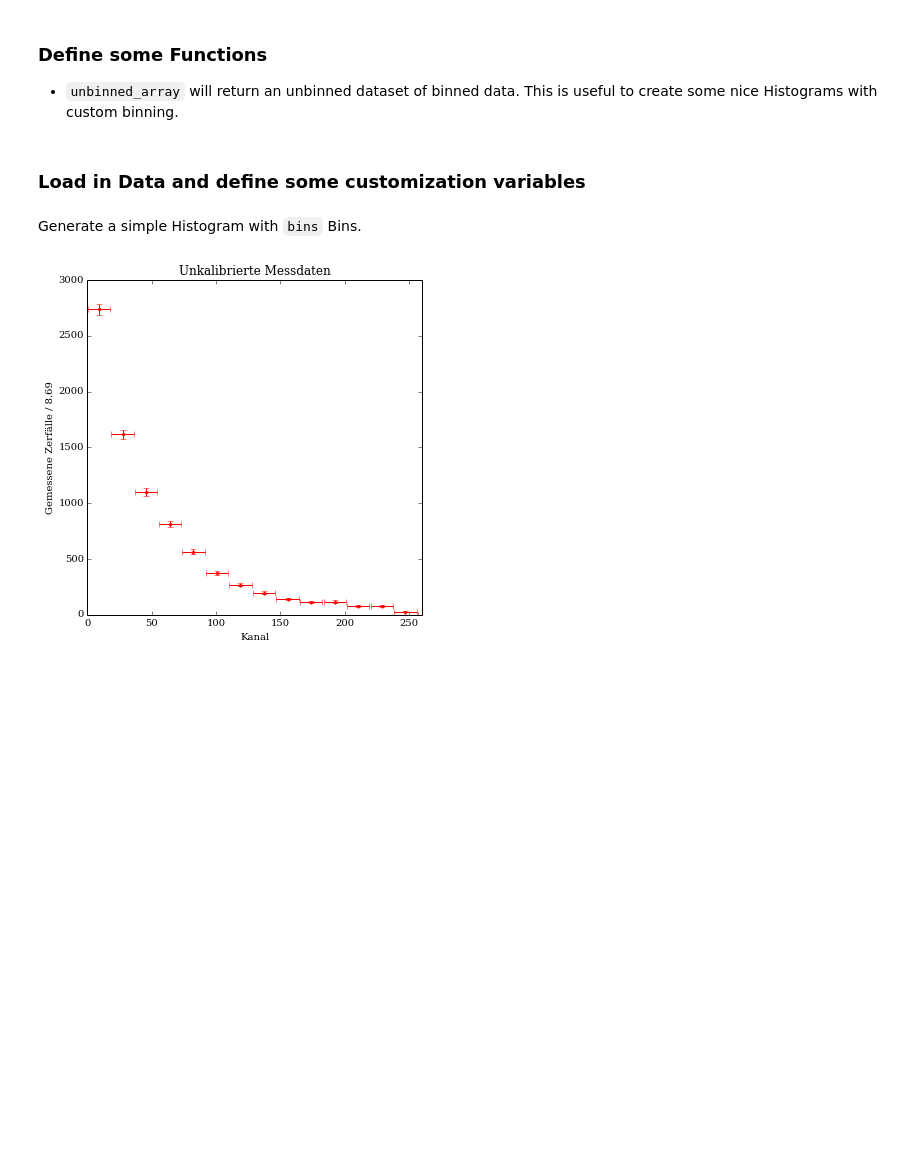
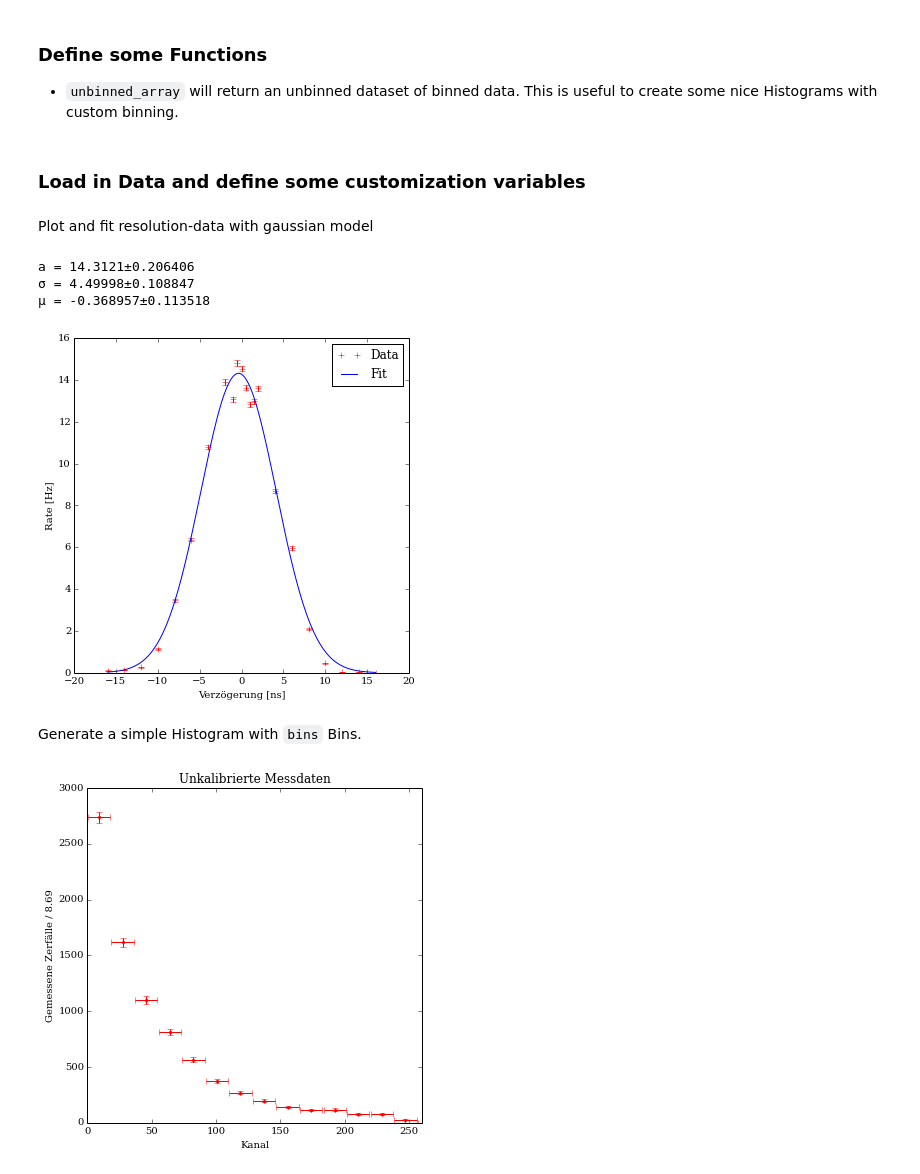
Before and after one commit to bixel/FP14, a Jupyter notebook: V01_Myonen/data/Myons.ipynb, the cells around one changed output. Cells and saved outputs as stored; diff of their text form; code cells hidden in the pictures; blank space fills up the shorter version.

Commit message:
resolution-plot, yay

```diff
--- a/V01_Myonen/data/Myons.ipynb
+++ b/V01_Myonen/data/Myons.ipynb
@@ -32,6 +32,7 @@ def unbinned_array(binned_array, start=0, end=None, calibration_func=lambda x: x
 # %% [markdown]
 ### Load in Data and define some customization variables
 # %%
+delay1, delay2, counts = np.genfromtxt('resolution.txt', unpack=True)
 data = np.genfromtxt('myons.txt', unpack=True)
 data = data[8:]
 unbinned_data = unbinned_array(data)
@@ -41,6 +42,36 @@ e_fit = ufloat(0.046512, 0.001)
 measurement_time = 317320.0
 
 calibrated_data = list(map(lambda x: e_fit * x + offset_fit, data))
+# %% [markdown]
+Plot and fit resolution-data with gaussian model
+# %%
+dt = delay1 - delay2
+rate = counts / 30
+rate_errors = np.array([(ufloat(x, np.sqrt(x)) / 30).s for x in rate])
+gaussian = lambda x, a, sigma, mu: a * np.exp(- (x-mu)**2 / (2*sigma**2))
+res_coeff, res_var = curve_fit(gaussian, dt, rate)
+print(
+    'a = {:g}±{:g}\n'
+    'σ = {:g}±{:g}\n'
+    'μ = {:g}±{:g}'.format(
+        res_coeff[0], np.sqrt(res_var[0][0]),
+        res_coeff[1], np.sqrt(res_var[1][1]),
+        res_coeff[2], np.sqrt(res_var[2][2]),
+    )
+)
+dts = np.linspace(min(dt), max(dt), 1000)
+plt.xlabel('Verzögerung [ns]')
+plt.ylabel('Rate [Hz]')
+plt.errorbar(dt, rate, yerr=rate_errors, fmt='r+')
+plt.plot(dts, gaussian(dts, res_coeff[0], res_coeff[1], res_coeff[2]))
+plt.legend(['Data', 'Fit'], loc='best')
+plt.savefig('../img/resolution.pdf')
+plt.show()
+# %% [output]
+a = 14.3121±0.206406
+σ = 4.49998±0.108847
+μ = -0.368957±0.113518
+[figure, added]
 # %% [markdown]
 Generate a simple Histogram with `bins` Bins.
 # %%
```
Also changed, not shown: parts of 1 cell of this notebook.
